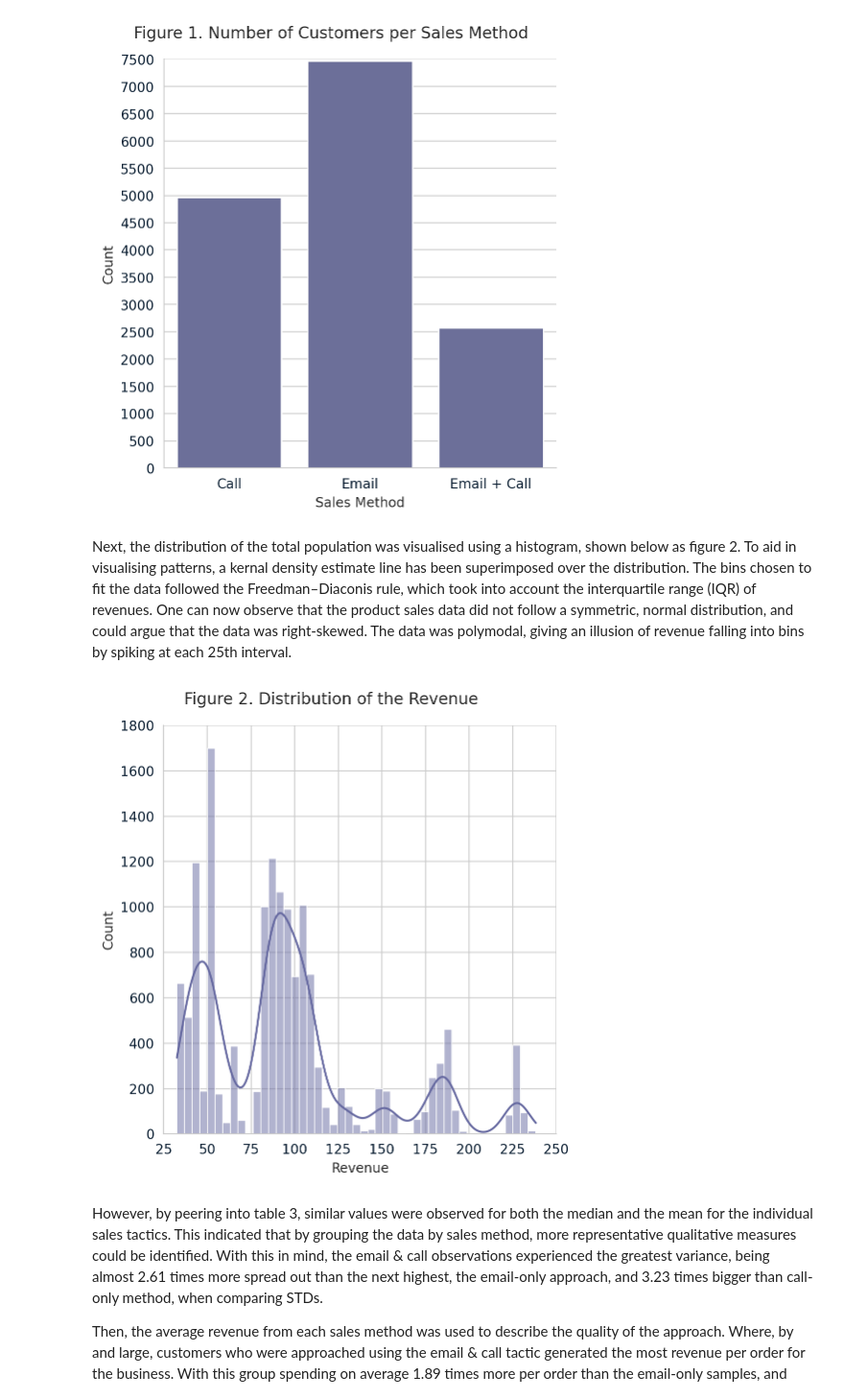
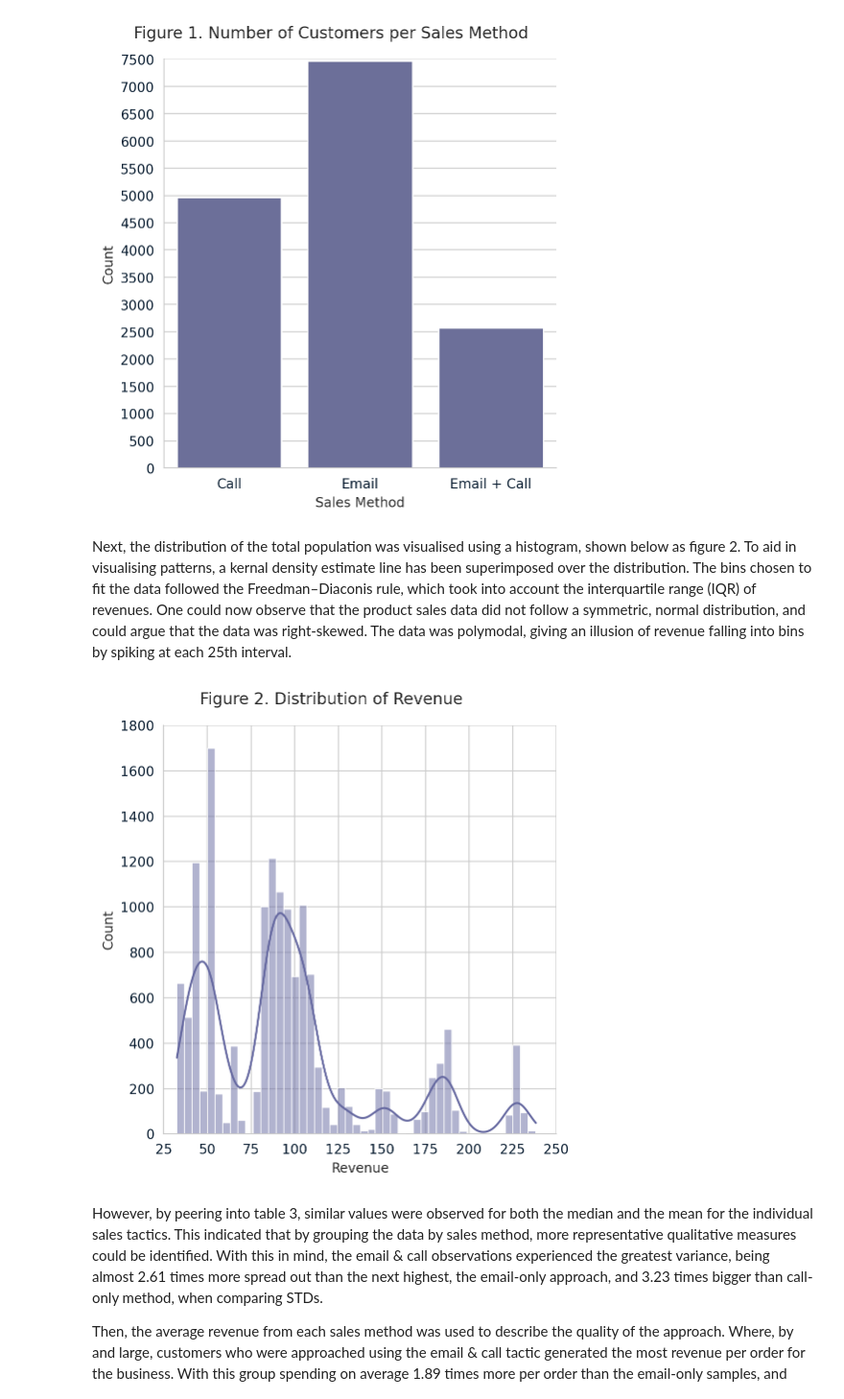
Before and after one commit to David-Golacis/Product-Sales-Analysis, a Jupyter notebook: Original notebook/notebook.ipynb, the cells around one changed output. Shown at 96% size. Drawn from its saved outputs; the diff is of its cells as text; code cells hidden in the pictures.

```diff
--- a/Original notebook/notebook.ipynb
+++ b/Original notebook/notebook.ipynb
@@ -276,21 +290,23 @@ with sns.axes_style("whitegrid"):
 # %% [output]
 [figure]
 # %% [markdown]
-Next, the distribution of the total population was visualised using a histogram, shown below as figure 2. To aid in visualising patterns, a kernal density estimate line has been superimposed over the distribution. The bins chosen to fit the data followed the Freedman–Diaconis rule, which took into account the interquartile range (IQR) of revenues. One can now observe that the product sales data did not follow a symmetric, normal distribution, and could argue that the data was right-skewed. The data was polymodal, giving an illusion of revenue falling into bins by spiking at each 25th interval.
+Next, the distribution of the total population was visualised using a histogram, shown below as figure 2. To aid in visualising patterns, a kernal density estimate line has been superimposed over the distribution. The bins chosen to fit the data followed the Freedman–Diaconis rule, which took into account the interquartile range (IQR) of revenues. One could now observe that the product sales data did not follow a symmetric, normal distribution, and could argue that the data was right-skewed. The data was polymodal, giving an illusion of revenue falling into bins by spiking at each 25th interval.
 # %%
 # Histogram of revenue
 with sns.axes_style("whitegrid"):
-    methods_histplot = sns.displot(data=df, kind='hist', x='revenue', kde=True)
-    #sns.move_legend(methods_histplot, "upper left", bbox_to_anchor=(1, 0.7))
+    revenue_histplot = sns.displot(data=df, kind='hist', x='revenue', kde=True)
+
     # Title
-    methods_histplot.fig.suptitle("Figure 2. Distribution of the Revenue", y=1.04)
-    # X ticks
-    methods_histplot.set(xlim=(25, 250), xticks=np.linspace(25, 250, 10),
+    revenue_histplot.fig.suptitle("Figure 2. Distribution of Revenue", y=1.04)
+
+    # Tick markers
+    revenue_histplot.set(xlim=(25, 250), xticks=np.linspace(25, 250, 10),
                                             ylim=(0, 1700), yticks=np.linspace(0, 1800, 10))
+
     # Axes labels
-    methods_histplot.set_axis_labels('Revenue', 'Count')
+    revenue_histplot.set_axis_labels('Revenue', 'Count')
 # %% [output]
-[figure, old version]
+[figure, new version]
 # %% [markdown]
 However, by peering into table 3, similar values were observed for both the median and the mean for the individual sales tactics. This indicated that by grouping the data by sales method, more representative qualitative measures could be identified. With this in mind, the email & call observations experienced the greatest variance, being almost 2.61 times more spread out than the next highest, the email-only approach, and 3.23 times bigger than call-only method, when comparing STDs.
 
```
Also changed, not shown: parts of 23 cells of this notebook, 34 other files.
